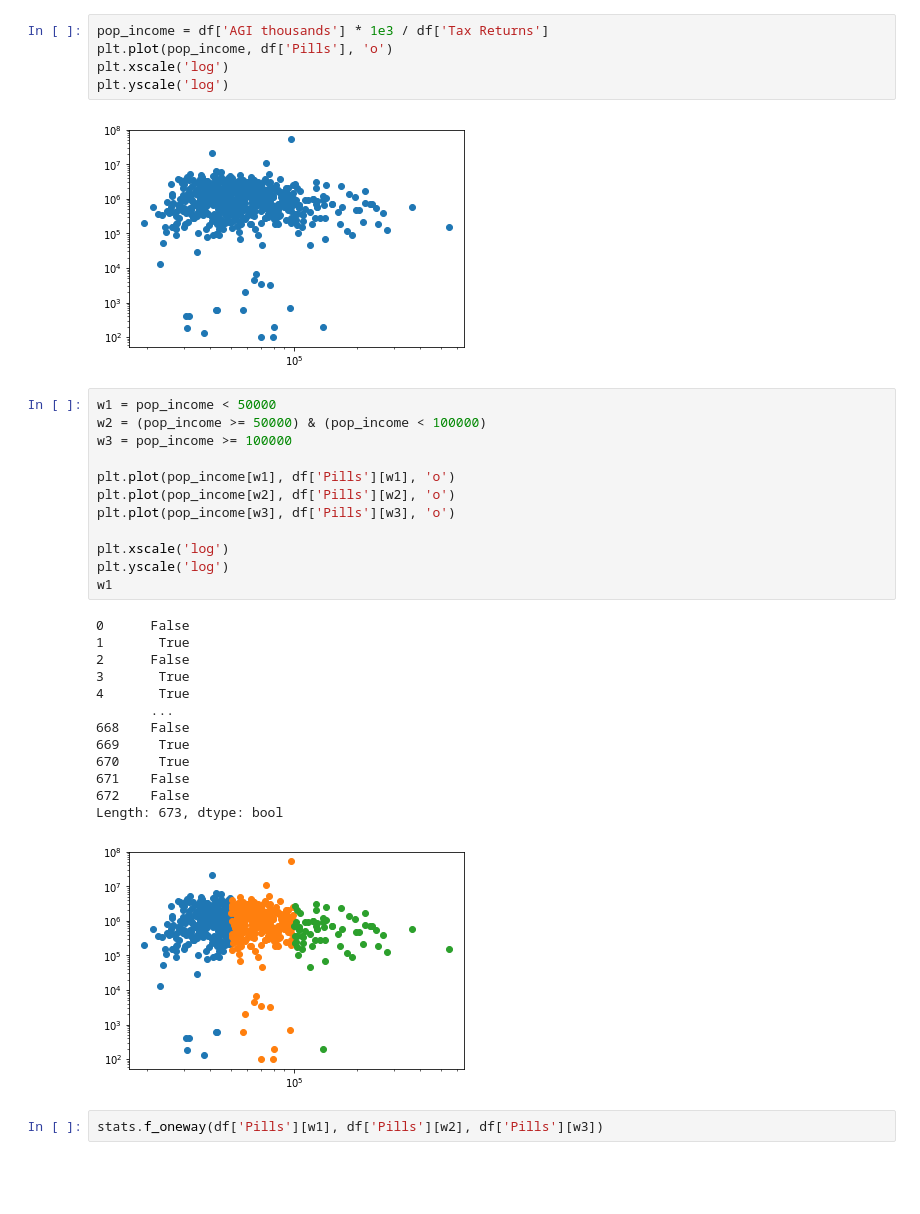
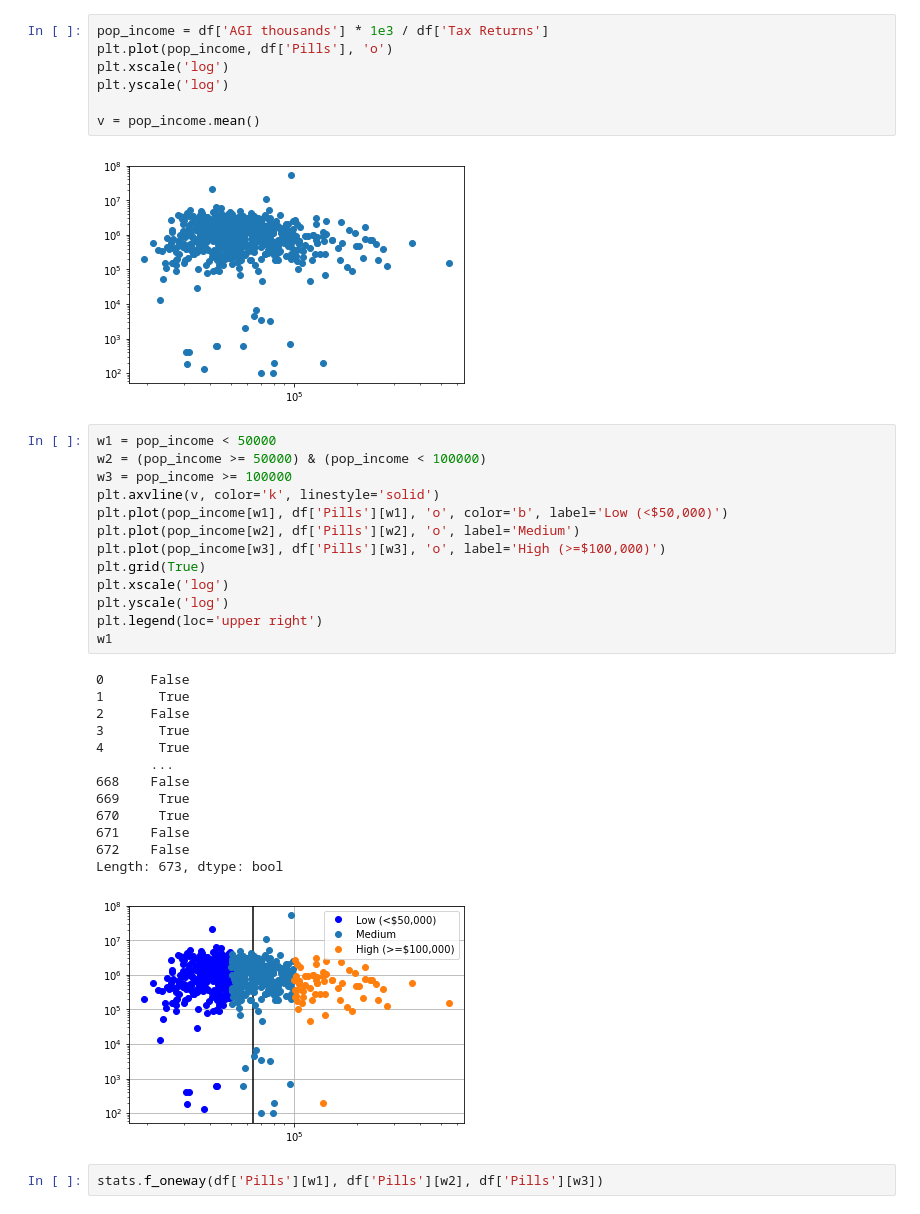
Before and after one commit to davidjaimes/pain-pills-in-the-usa, a Jupyter notebook: David/analysis/income-vs-pills.ipynb, the cells around one changed output. Drawn from its saved outputs; the diff is of its cells as text; blank space fills up the shorter version.

```diff
--- a/David/analysis/income-vs-pills.ipynb
+++ b/David/analysis/income-vs-pills.ipynb
@@ -40,34 +40,37 @@ pop_income = df['AGI thousands'] * 1e3 / df['Tax Returns']
 plt.plot(pop_income, df['Pills'], 'o')
 plt.xscale('log')
 plt.yscale('log')
+
+v = pop_income.mean()
 # %% [output]
 [figure]
 # %%
 w1 = pop_income < 50000
 w2 = (pop_income >= 50000) & (pop_income < 100000)
 w3 = pop_income >= 100000
-
-plt.plot(pop_income[w1], df['Pills'][w1], 'o')
-plt.plot(pop_income[w2], df['Pills'][w2], 'o')
-plt.plot(pop_income[w3], df['Pills'][w3], 'o')
-
+plt.axvline(v, color='k', linestyle='solid')
+plt.plot(pop_income[w1], df['Pills'][w1], 'o', color='b', label='Low (<$50,000)')
+plt.plot(pop_income[w2], df['Pills'][w2], 'o', label='Medium')
+plt.plot(pop_income[w3], df['Pills'][w3], 'o', label='High (>=$100,000)')
+plt.grid(True)
 plt.xscale('log')
 plt.yscale('log')
+plt.legend(loc='upper right')
 w1
 # %% [output]
 0      False
 1       True
 2      False
 3       True
 4       True
        ...
 668    False
 669     True
 670     True
 671    False
 672    False
 Length: 673, dtype: bool
-[figure, old version]
+[figure, new version]
 # %%
 stats.f_oneway(df['Pills'][w1], df['Pills'][w2], df['Pills'][w3])
 # %% [output]
```
Also changed, not shown: parts of 2 cells of this notebook, 1 other file.
